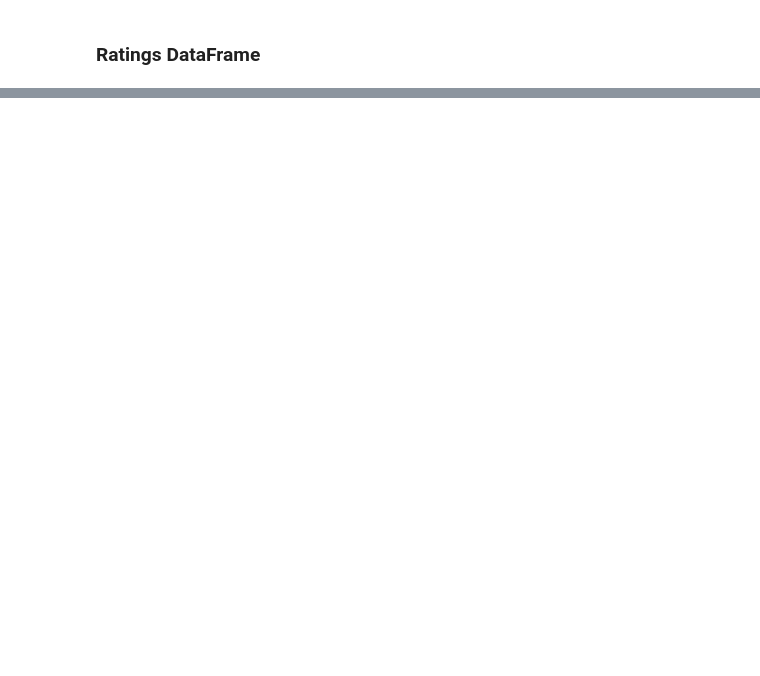
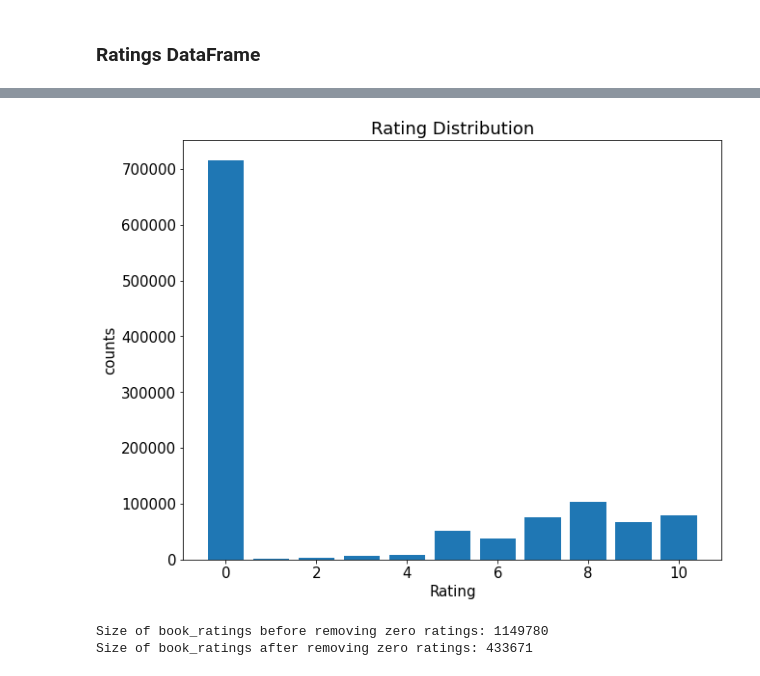
Before and after one commit to mohsenMahmoodzadeh/book-crossing-recommender-system, a Jupyter notebook: Data_Preprocessing.ipynb, the cells around one changed output, grey strips where cells are left out. Saved outputs shown, nothing was run; the diff lists cells and outputs as text; code cells hidden in the pictures; blank space fills up the shorter version.

Commit message:
Ratings preprocessing was done

```diff
--- a/Data_Preprocessing.ipynb
+++ b/Data_Preprocessing.ipynb
@@ -228,0 +247,21 @@ msno.bar(books)
+# %%
+ratings.columns = ['userId', 'ISBN', 'bookRating']
+# %%
+rtg = ratings.bookRating.value_counts().sort_index()
+
+plt.figure(figsize=(10, 8))
+plt.rcParams.update({'font.size': 15}) # Set larger plot font size
+plt.bar(rtg.index, rtg.values)
+plt.xlabel('Rating')
+plt.ylabel('counts')
+plt.title('Rating Distribution')
+plt.show()
+# %% [output]
+[figure, added]
+# %%
+print(f'Size of book_ratings before removing zero ratings: {len(ratings)}')
+ratings = ratings[ratings.bookRating != 0]
+print(f'Size of book_ratings after removing zero ratings: {len(ratings)}')
+# %% [output]
+Size of book_ratings before removing zero ratings: 1149780
+Size of book_ratings after removing zero ratings: 433671
```
Also changed, not shown: parts of 4 cells of this notebook.
